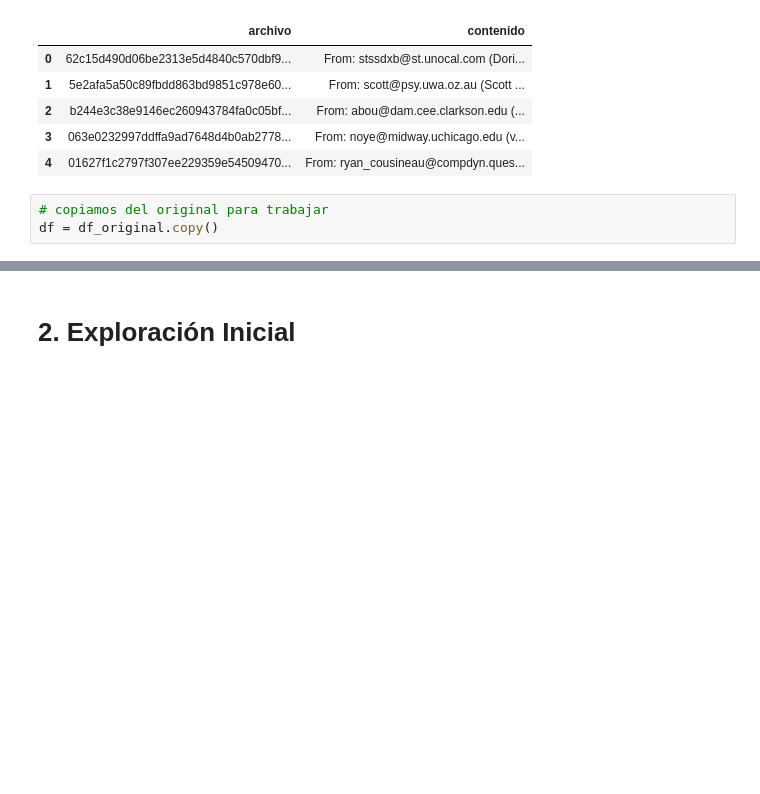
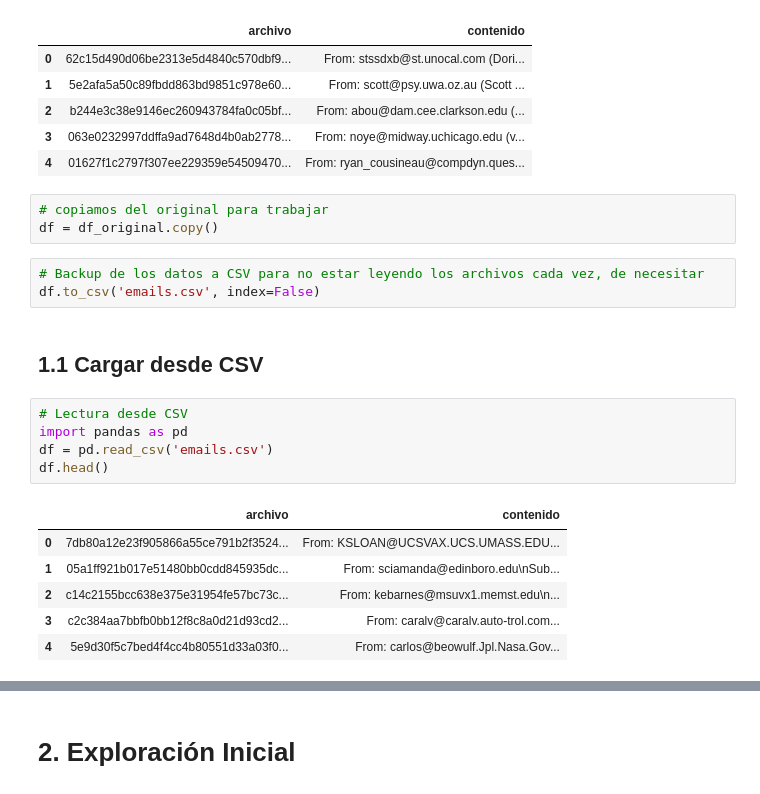
Before and after one commit to gastonnina/miadas_M04_L03, a Jupyter notebook: index.ipynb, the cells around one changed output, grey strips where cells are left out. Saved outputs shown, nothing was run; the diff lists cells and outputs as text; blank space fills up the shorter version.

```diff
--- a/index.ipynb
+++ b/index.ipynb
@@ -29,3 +29,20 @@ df_original.head()
 # %%
 # copiamos del original para trabajar
 df = df_original.copy()
+# %%
+# Backup de los datos a CSV para no estar leyendo los archivos cada vez, de necesitar
+df.to_csv('emails.csv', index=False)
+# %% [markdown]
+## 1.1 Cargar desde CSV
+# %%
+# Lectura desde CSV
+import pandas as pd
+df = pd.read_csv('emails.csv')
+df.head()
+# %% [output]
+|  | archivo | contenido |
+| 0 | 7db80a12e23f905866a55ce791b2f3524... | From: KSLOAN@UCSVAX.UCS.UMASS.EDU... |
+| 1 | 05a1ff921b017e51480bb0cdd845935dc... | From: sciamanda@edinboro.edu\nSub... |
+| 2 | c14c2155bcc638e375e31954fe57bc73c... | From: kebarnes@msuvx1.memst.edu\n... |
+| 3 | c2c384aa7bbfb0bb12f8c8a0d21d93cd2... | From: caralv@caralv.auto-trol.com... |
+| 4 | 5e9d30f5c7bed4f4cc4b80551d33a03f0... | From: carlos@beowulf.Jpl.Nasa.Gov... |
```
Also changed, not shown: parts of 5 cells of this notebook.
